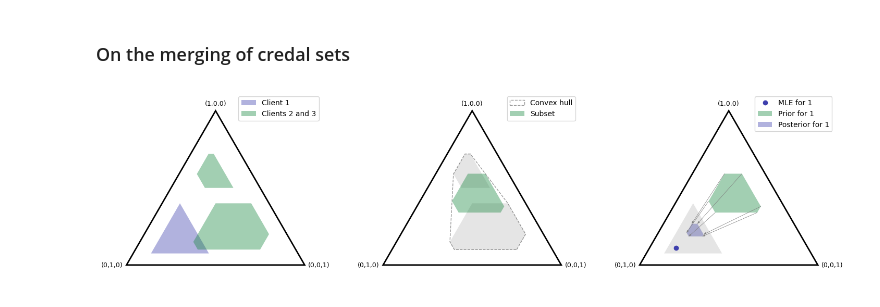
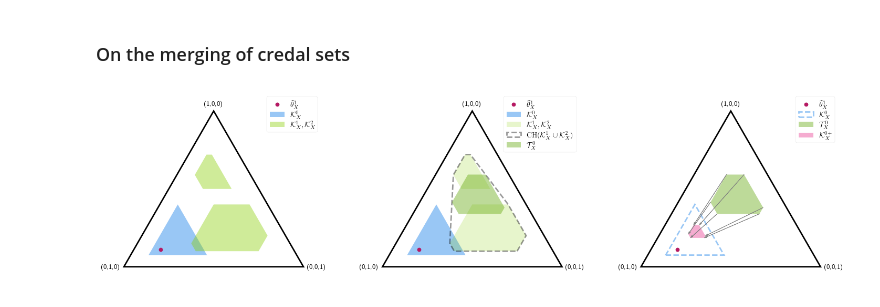
Before and after one commit to Niccolo-Rocchi/BN-FPL, a Jupyter notebook: draw_poly.ipynb, the cells around one changed output. Cells and saved outputs as stored; diff of their text form; code cells hidden in the pictures.

```diff
--- a/draw_poly.ipynb
+++ b/draw_poly.ipynb
@@ -228,7 +229,7 @@ def project_3d_to_2d(p_3d, vertices_2d):
 
 
 def draw_poly(
-    ax, vertices, simplex_2d, color, label="", alpha=0.4, project=True, edgecolor=None
+    ax, vertices, simplex_2d, color, linewidth=1, label="", alpha=0.4, project=True, edgecolor=None
 ):
     kwargs = {
         "closed": True,
@@ -237,6 +238,7 @@ def draw_poly(
         "label": label,
         "linestyle": "--",
         "edgecolor": edgecolor,
+        "linewidth":linewidth
     }
     if project:
         pts_2d = np.array([project_3d_to_2d(v, simplex_2d) for v in vertices])
@@ -289,17 +322,21 @@ fig, axs = plt.subplots(1, 3, figsize=(18, 6))
 # 1
 plot_simplex(axs[0], simplex)
 simplex = get_simplex_vertices()
-draw_poly(axs[0], vertices, simplex, color="#3e40ad", label="Client 1")
-draw_poly(axs[0], p1_vertices, simplex, color="#18873f", label="Clients 2 and 3")
-draw_poly(axs[0], p2_vertices, simplex, color="#18873f")
+axs[0].plot(mle_2d[0], mle_2d[1], "o", color="#b51963", label=r"$\widehat{\theta}^1_X$")
+draw_poly(axs[0], vertices, simplex, color="#0073e6", label=r"$\mathcal{K}^0_X$")
+draw_poly(axs[0], p1_vertices, simplex, color="#89ce00", label=r"$\mathcal{K}^1_X,\mathcal{K}^2_X$")
+draw_poly(axs[0], p2_vertices, simplex, color="#89ce00")
+
 
 axs[0].legend(loc="best")
 
 # 2
 plot_simplex(axs[1], simplex)
 simplex = get_simplex_vertices()
-draw_poly(axs[1], p1_vertices, simplex, color="gray", alpha=0.2)
-draw_poly(axs[1], p2_vertices, simplex, color="gray", alpha=0.2)
+axs[1].plot(mle_2d[0], mle_2d[1], "o", color="#b51963", label=r"$\widehat{\theta}^1_X$")
+draw_poly(axs[1], vertices, simplex, color="#0073e6", label=r"$\mathcal{K}^0_X$")
+draw_poly(axs[1], p1_vertices, simplex, color="#89ce00", alpha=0.2)
+draw_poly(axs[1], p2_vertices, simplex, color="#89ce00", alpha=0.2, label=r"$\mathcal{K}^1_X,\mathcal{K}^2_X$")
 draw_poly(
     axs[1],
     c_hull_pts,
@@ -307,49 +344,54 @@ draw_poly(
     project=False,
     color="none",
     edgecolor="black",
-    label="Convex hull",
+    linewidth=2,
+    label=r"$\mathrm{CH}(\mathcal{K}^1_X\cup \mathcal{K}^2_X)$",
 )
-draw_poly(axs[1], p_comb, simplex, color="#18873f", project=False, label="Subset")
+draw_poly(axs[1], p_comb, simplex, color="#5ba300", project=False, label=r"$\mathcal{T}^0_X$")
 
 axs[1].legend(loc="best")
 
 # 3
 plot_simplex(axs[2], simplex)
 simplex = get_simplex_vertices()
-axs[2].plot(mle_2d[0], mle_2d[1], "o", color="#3e40ad", label="MLE for 1")
-draw_poly(axs[2], p_comb, simplex, color="#18873f", project=False, label="Prior for 1")
+axs[2].plot(mle_2d[0], mle_2d[1], "o", color="#b51963", label=r"$\widehat{\theta}^1_X$")
+draw_poly(axs[2], vertices, simplex, color="none", edgecolor="#0073e6", linewidth=2,label=r"$\mathcal{K}^0_X$")
+draw_poly(axs[2], p_comb, simplex, color="#5ba300", project=False, label=r"$\mathcal{T}^0_X$")
 draw_poly(
     axs[2],
     posterior_vertices,
     simplex,
-    color="#3e40ad",
+    color="#e6308a",
     project=False,
-    label="Posterior for 1",
+    label=r"$\mathcal{K}^{0+}_X$",
 )
-draw_poly(axs[2], vertices, simplex, color="gray", alpha=0.2)
+
 
 for i in range(len(p_comb)):
     prior_v = p_comb[i, :]
     post_v = posterior_vertices[i, :]
     axs[2].arrow(
         prior_v[0],
         prior_v[1],
         post_v[0] - prior_v[0],
         post_v[1] - prior_v[1],
         head_width=0.01,
         head_length=0.015,
         fc="gray",
         ec="gray",
         alpha=1,
         length_includes_head=True,
-        linewidth=0.2,
+        linewidth=.5,
     )
 
 axs[2].legend(loc="best")
 
 plt.show()
+
+# Save figure
+fig.savefig(f"local_update.png", dpi=1200, bbox_inches="tight", transparent=False)
 # %% [output]
-[figure, old version]
+[figure, new version]
 # %%
 # Simplex
 simplex = get_simplex_vertices()
```
Also changed, not shown: parts of 5 cells of this notebook, 6 other files.
